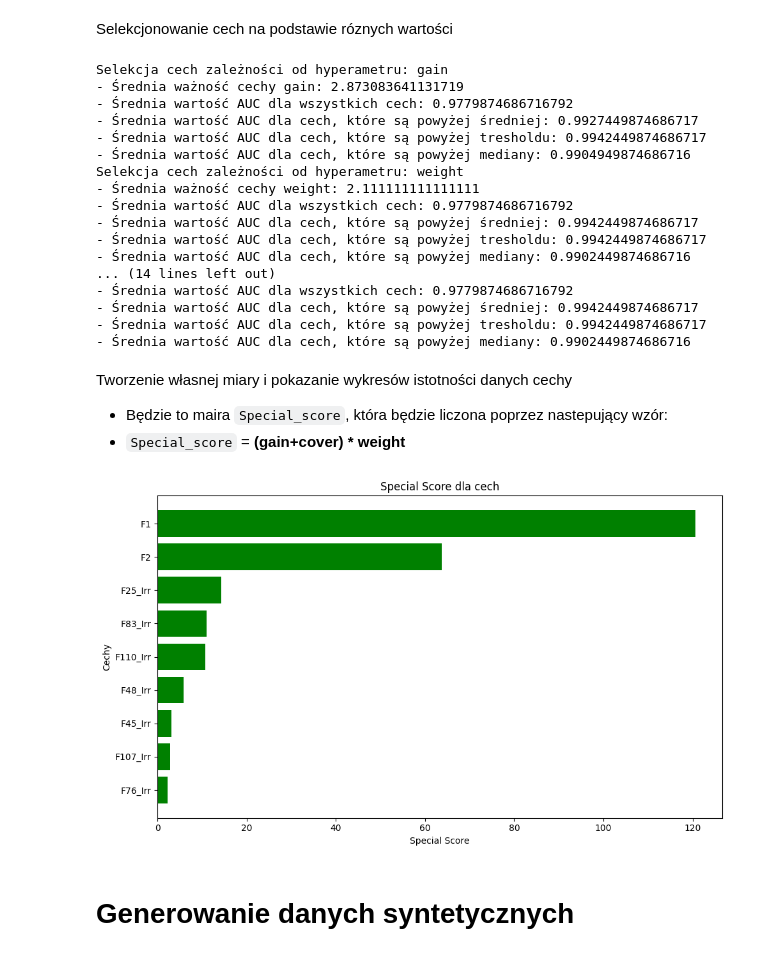
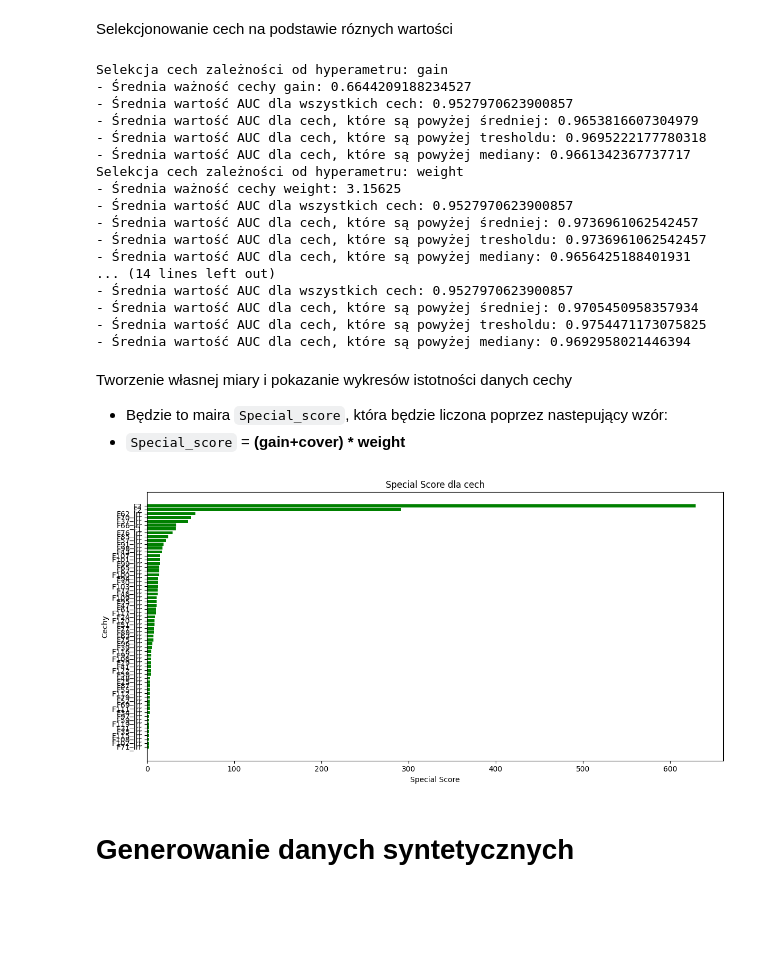
Before and after one commit to kp117909/mgst_xgboost, a Jupyter notebook: mgstr.ipynb, the cells around one changed output. Saved outputs shown, nothing was run; the diff lists cells and outputs as text; code cells hidden in the pictures; blank space fills up the shorter version.

```diff
--- a/mgstr.ipynb
+++ b/mgstr.ipynb
@@ -31,11 +31,14 @@ Przetwarzanie plików xlsx na csv
 Wczytanie danych i wstępny preprocessing
 # %%
 # wczytanie pliku CSV
-df = pd.read_csv("DSGit/y=x.csv", sep=',')
+
+save_path = './wyniki/Cone/'
+
+df = pd.read_csv("DSGIT/Cone.csv", sep=',')
 
 # df = pd.read_csv("DSGit/Hypersphere 3D.csv", sep=',')
 
-df = df.replace(',', '.', regex=True)
+# df = df.replace(',', '.', regex=True)
 
 # pobranie wartości
 X = df.drop('Target', axis=1)
@@ -100,8 +127,8 @@ dval = xgb.DMatrix(X_val, label=y_val)
 dtest = xgb.DMatrix(X_test, label=y_test)
 
 # trenowanie modelu
-num_round = 5
-bst = xgb.train(param, dtrain, num_round)
+num_round = 100
+bst = xgb.train(best_params, dtrain, num_round)
 
 # predykcja na zbiorze walidacyjnym
 y_pred_proba = bst.predict(dval)
@@ -236,7 +276,7 @@ for parameter in hyper_parameters:
     X_filtered_mean = X[selected_features_mean]
     dtrain_mean = xgb.DMatrix(X_filtered_mean, label=y)
 
-    skf_results_mean = xgb.cv(param, # parametry podane wyżej
+    skf_results_mean = xgb.cv(best_params, # parametry podane wyżej
                             dtrain_mean,
                             num_boost_round=10, # liczba iteracji - liczba drzew w modelu
                             nfold=5, # krotna kroswalidacja - dzielienie na 5 części
@@ -248,14 +288,14 @@ for parameter in hyper_parameters:
     # wykonanie kroswalidacji i obliczenie AUC dla trehsoldu 75%
     X_filtered_treshold = X[selected_features_treshold]
     dtrain_treshold = xgb.DMatrix(X_filtered_treshold, label=y)
-    skf_results_treshold = xgb.cv(param, dtrain_treshold, num_boost_round=10, nfold=5, stratified=True, seed=42, metrics='auc')
+    skf_results_treshold = xgb.cv(best_params, dtrain_treshold, num_boost_round=10, nfold=5, stratified=True, seed=42, metrics='auc')
 
     # wykonanie kroswalidacji i obliczenie AUC dla mediany
     median_importance = importance_df['Istotność'].median()
     selected_features_median = importance_df[importance_df['Istotność'] > median_importance]['Cecha']
     X_filtered_median = X[selected_features_median]
     dtrain_median = xgb.DMatrix(X_filtered_median, label=y)
-    skf_results_median = xgb.cv(param, dtrain_median, num_boost_round=10, nfold=5, stratified=True, seed=42, metrics='auc')
+    skf_results_median = xgb.cv(best_params, dtrain_median, num_boost_round=10, nfold=5, stratified=True, seed=42, metrics='auc')
 
     # print(skf_results)
     print(f"- Średnia wartość AUC dla wszystkich cech: {skf_results['test-auc-mean'].iloc[-1]}")
@@ -267,22 +307,22 @@ for parameter in hyper_parameters:
     print(f"- Średnia wartość AUC dla cech, które są powyżej mediany: {skf_results_median['test-auc-mean'].iloc[-1]}")
 # %% [output]
 Selekcja cech zależności od hyperametru: gain
-- Średnia ważność cechy gain: 2.873083641131719
-- Średnia wartość AUC dla wszystkich cech: 0.9779874686716792
-- Średnia wartość AUC dla cech, które są powyżej średniej: 0.9927449874686717
-- Średnia wartość AUC dla cech, które są powyżej tresholdu: 0.9942449874686717
-- Średnia wartość AUC dla cech, które są powyżej mediany: 0.9904949874686716
+- Średnia ważność cechy gain: 0.6644209188234527
+- Średnia wartość AUC dla wszystkich cech: 0.9527970623900857
+- Średnia wartość AUC dla cech, które są powyżej średniej: 0.9653816607304979
+- Średnia wartość AUC dla cech, które są powyżej tresholdu: 0.9695222177780318
+- Średnia wartość AUC dla cech, które są powyżej mediany: 0.9661342367737717
 Selekcja cech zależności od hyperametru: weight
-- Średnia ważność cechy weight: 2.111111111111111
-- Średnia wartość AUC dla wszystkich cech: 0.9779874686716792
-- Średnia wartość AUC dla cech, które są powyżej średniej: 0.9942449874686717
-- Średnia wartość AUC dla cech, które są powyżej tresholdu: 0.9942449874686717
-- Średnia wartość AUC dla cech, które są powyżej mediany: 0.9902449874686716
+- Średnia ważność cechy weight: 3.15625
+- Średnia wartość AUC dla wszystkich cech: 0.9527970623900857
+- Średnia wartość AUC dla cech, które są powyżej średniej: 0.9736961062542457
+- Średnia wartość AUC dla cech, które są powyżej tresholdu: 0.9736961062542457
+- Średnia wartość AUC dla cech, które są powyżej mediany: 0.9656425188401931
 ... (14 lines left out)
-- Średnia wartość AUC dla wszystkich cech: 0.9779874686716792
-- Średnia wartość AUC dla cech, które są powyżej średniej: 0.9942449874686717
-- Średnia wartość AUC dla cech, które są powyżej tresholdu: 0.9942449874686717
-- Średnia wartość AUC dla cech, które są powyżej mediany: 0.9902449874686716
+- Średnia wartość AUC dla wszystkich cech: 0.9527970623900857
+- Średnia wartość AUC dla cech, które są powyżej średniej: 0.9705450958357934
+- Średnia wartość AUC dla cech, które są powyżej tresholdu: 0.9754471173075825
+- Średnia wartość AUC dla cech, które są powyżej mediany: 0.9692958021446394
 # %% [markdown]
 Tworzenie własnej miary i pokazanie wykresów istotności danych cechy
 - Będzie to maira `Special_score`, która będzie liczona poprzez nastepujący wzór:
@@ -290,32 +330,35 @@ Tworzenie własnej miary i pokazanie wykresów istotności danych cechy
 # %%
 
 importance_gain = bst.get_score(importance_type='gain')
 importance_cover = bst.get_score(importance_type = 'cover')
 importance_weight = bst.get_score(importance_type = 'weight')
 
 # konwersja do DataFrame aby łatwiej operować na danych
 importance_df_score = pd.DataFrame({
     'Cecha': list(importance_gain.keys()),
     'Gain': list(importance_gain.values()),
     'Cover': [importance_cover.get(feat, 0) for feat in importance_gain.keys()], # dodanie 0, jezeli brak cechy
     'Weight': [importance_weight.get(feat, 0) for feat in importance_gain.keys()]  # dodanie 0, jezeli brak cechy
 })
 
 # obliczenie special_score
 importance_df_score['Special_Score'] = (importance_df_score['Gain'] + importance_df_score['Cover']) * importance_df_score['Weight']
 
 # posortowanie
 importance_df_sorted = importance_df_score.sort_values(by='Special_Score')
 
-plt.figure(figsize=(10, 6))
+plt.figure(figsize=(12, 6))
 plt.barh(importance_df_sorted['Cecha'], importance_df_sorted['Special_Score'], color='green')
 plt.xlabel('Special Score')
 plt.ylabel('Cechy')
 plt.title('Special Score dla cech')
 plt.tight_layout()
+
+file_name = f'{save_path}special_score_feature_importance.png'
+plt.savefig(file_name)
 plt.show()
 # %% [output]
-[figure, old version]
+[figure, new version]
 # %% [markdown]
 # Generowanie danych syntetycznych
 # %%
```
Also changed, not shown: parts of 10 cells of this notebook, 56 other files.
